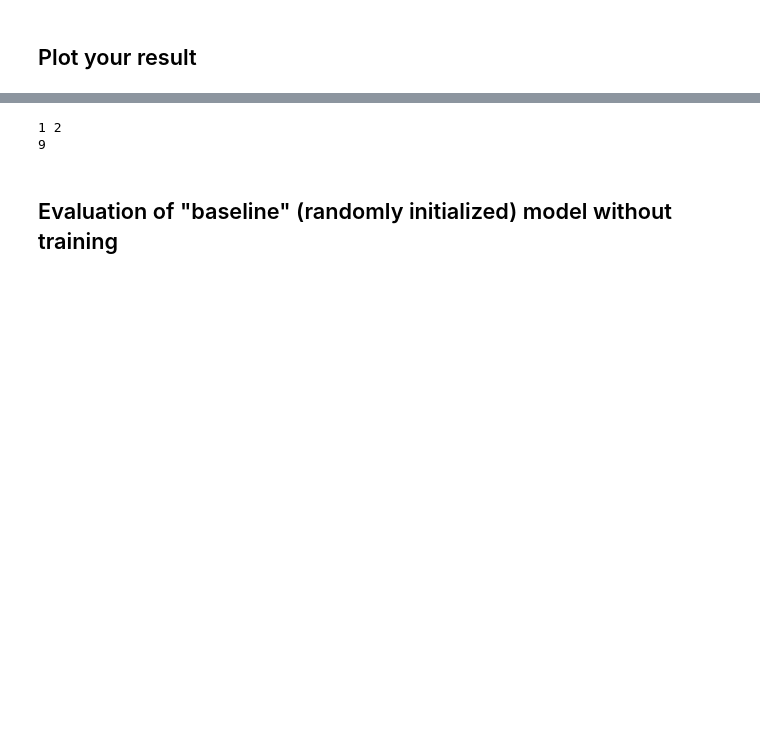
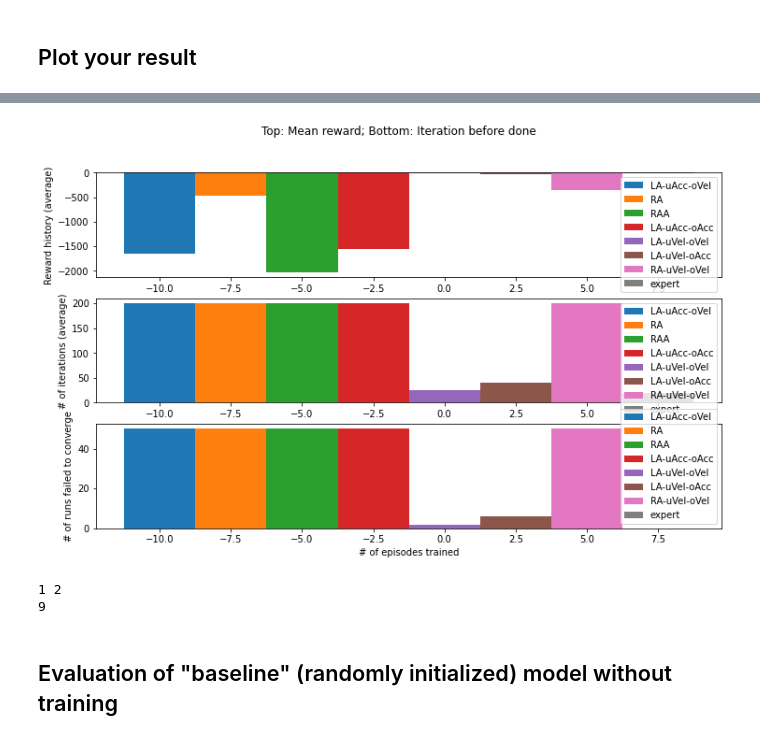
Before and after one commit to zhzhang2018/NN_MARL_experiments, a Jupyter notebook: torch_consensus.ipynb, the cells around one changed output, grey strips where cells are left out. Drawn from its saved outputs; the diff is of its cells as text; code cells hidden in the pictures; blank space fills up the shorter version.

```diff
--- a/torch_consensus.ipynb
+++ b/torch_consensus.ipynb
@@ -337,0 +487,4 @@ KeyboardInterrupt:
+# %%
+h5test = plot_test(agent5, env3, fnames=['']*50,
+#           fnames=['LearnerAgent_uvel_ovel_test1', 'LearnerAgent_uvel_ovel_test2'],
+          num_iteration=num_iteration, action_space=action_space, imdir='screencaps/')
@@ -337,0 +509,4 @@ KeyboardInterrupt:
+# %%
+h6test = plot_test(agent6, env4, fnames=['']*50,
+#           fnames=['LearnerAgent_uvel_oacc_test1', 'LearnerAgent_uvel_oacc_test2'],
+          num_iteration=num_iteration, action_space=action_space, imdir='screencaps/')
@@ -337,0 +531,4 @@ KeyboardInterrupt:
+# %%
+h7test = plot_test(agent7, env3, fnames=['']*50,
+#           fnames=['RewardAgent_uvel_ovel_test1', 'RewardAgent_uvel_ovel_test2'],
+          num_iteration=num_iteration, action_space=[-1,1], imdir='screencaps/')
@@ -376,3 +611,9 @@ plot_reward_hist([a2hist, a3hist, a4hist], 25, ['RA','RAA','LA'])
+# %%
+plot_reward_hist([[h1test], [h2test], [h3test], [h4test], [h5test], [h6test], [h7test], [extest]], 25,
+                 ['LA-uAcc-oVel','RA','RAA','LA-uAcc-oAcc','LA-uVel-oVel','LA-uVel-oAcc','RA-uVel-oVel','expert'],
+                 log=False, num_iteration=num_iteration)
+# %% [output]
+[figure, added]
 # %%
 def testfunc(a,b,**k):
     print(a,b)
```
Also changed, not shown: parts of 24 cells of this notebook, 4 other files.
